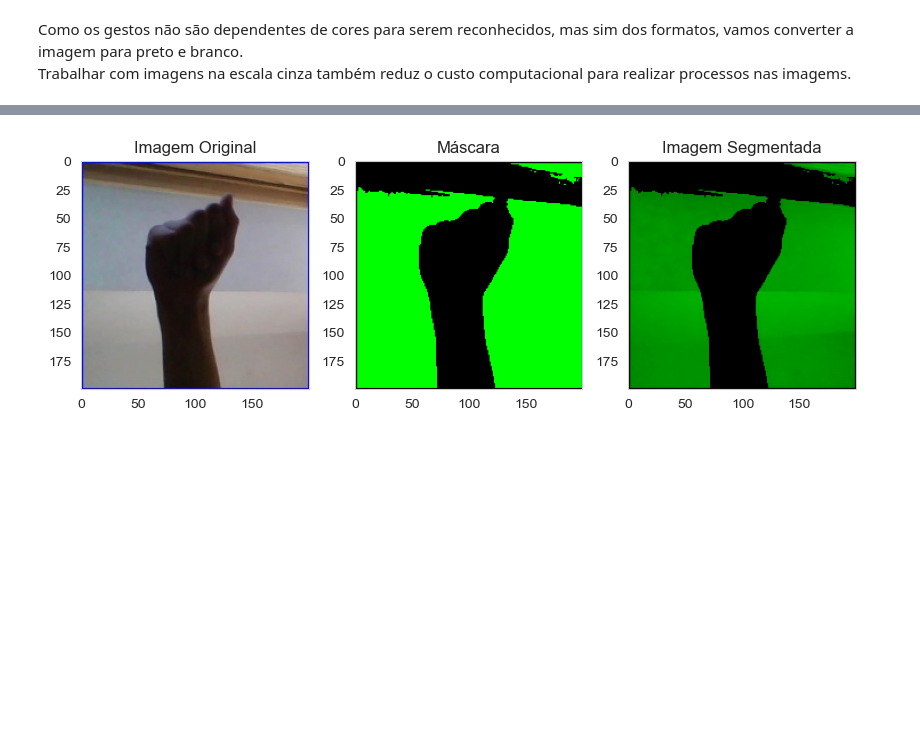
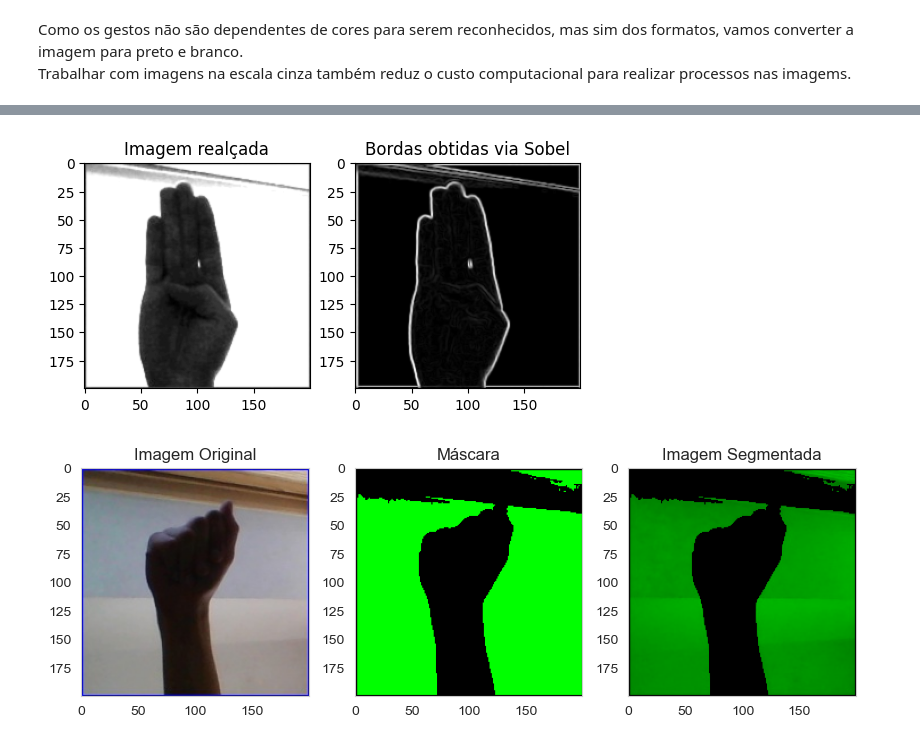
Before and after one commit to 0-lucas/ProjetoAvanti, a Jupyter notebook: pre_processamento.ipynb, the cells around one changed output, grey strips where cells are left out. Saved outputs shown, nothing was run; the diff lists cells and outputs as text; code cells hidden in the pictures; blank space fills up the shorter version.

```diff
--- a/pre_processamento.ipynb
+++ b/pre_processamento.ipynb
@@ -90,3 +150,19 @@ plt.show()
+# %%
+sobel_x = cv2.Sobel(img_equal, cv2.CV_64F, 1, 0, ksize=3, scale = 1, delta = 0)
+sobel_y = cv2.Sobel(img_equal, cv2.CV_64F, 0, 1, ksize=3, scale = 1, delta = 0)
+
+gradient_mag = np.sqrt(sobel_x**2 + sobel_y**2)
+
+plt.subplot(1,2,1)
+plt.imshow(img_equal, cmap='gray')
+plt.title('Imagem realçada')
+plt.subplot(1,2,2)
+plt.imshow(gradient_mag, cmap='gray')
+plt.title('Bordas obtidas via Sobel')
+
+plt.show()
+# %% [output]
+[figure, added]
 # %%
 gray_image = cv2.cvtColor(imagem, cv2.COLOR_BGR2GRAY)
 _, binary_image = cv2.threshold(gray_image, 128, 255, cv2.THRESH_BINARY)
```
Also changed, not shown: parts of 11 cells of this notebook.
